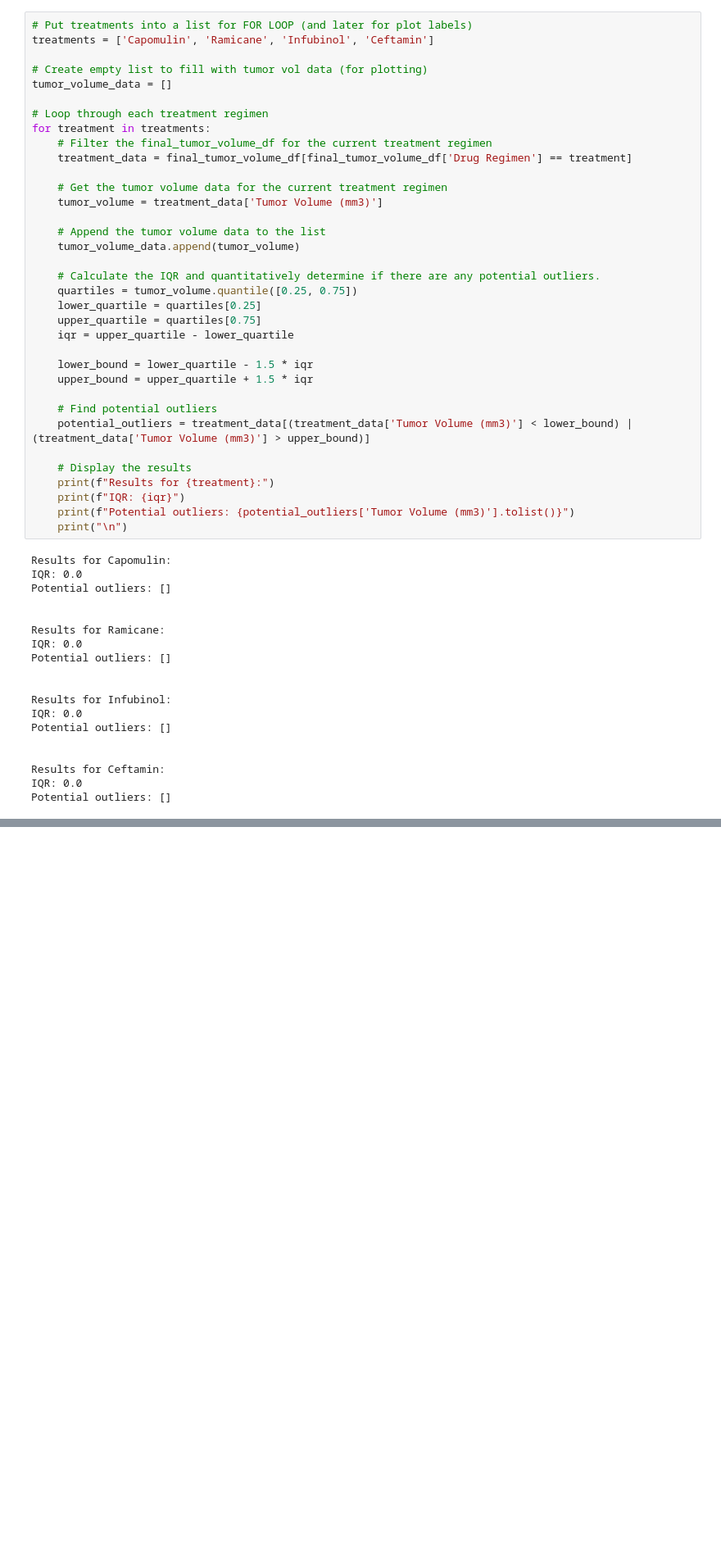
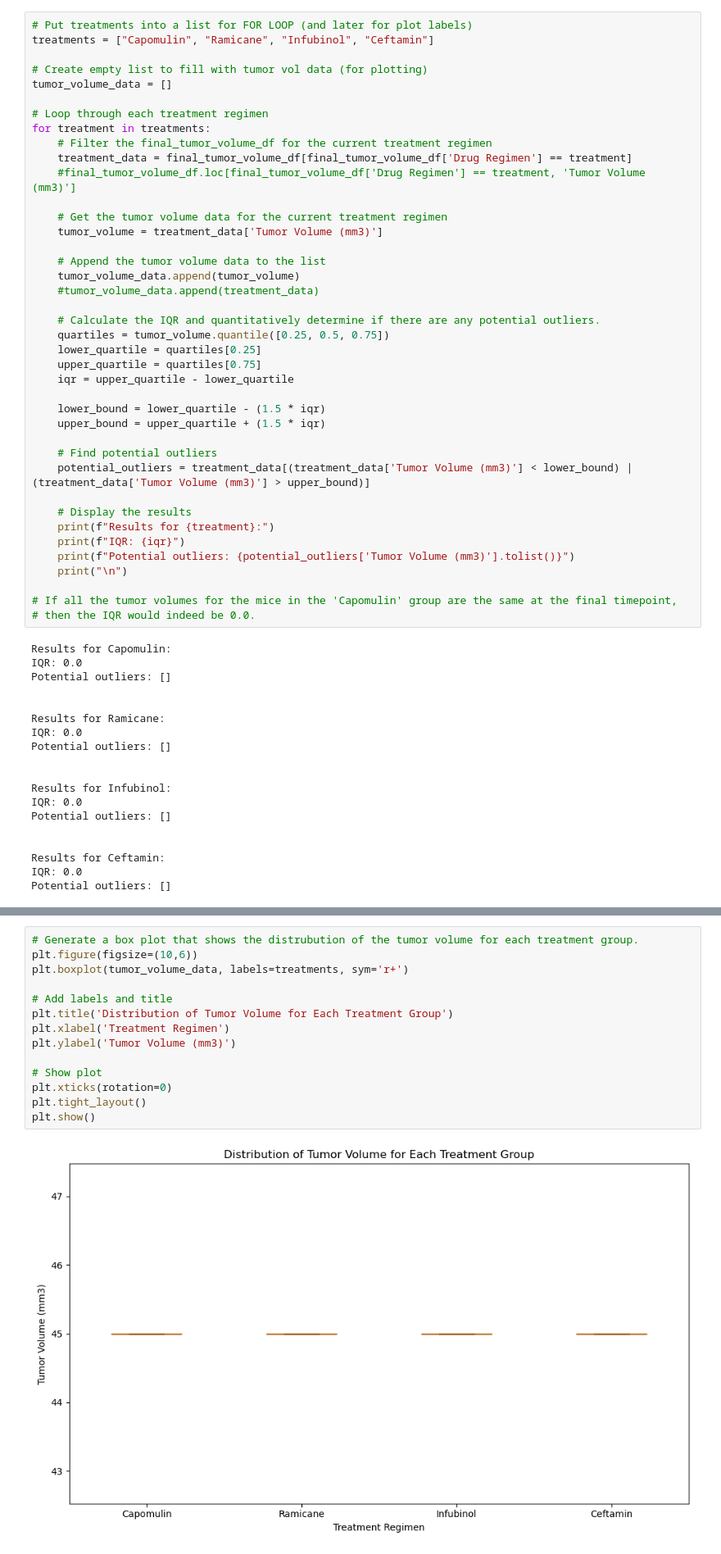
Before and after one commit to patriciayoung/Matplotlib-challenge, a Jupyter notebook: Starter_Code 2/Pymaceuticals/pymaceuticals_starter.ipynb, the cells around one changed output, grey strips where cells are left out. Shown: that part at 82% size. Cells and saved outputs as stored; diff of their text form; blank space fills up the shorter version.

```diff
--- a/Starter_Code 2/Pymaceuticals/pymaceuticals_starter.ipynb
+++ b/Starter_Code 2/Pymaceuticals/pymaceuticals_starter.ipynb
@@ -277,6 +276,6 @@ print(final_tumor_volume_df[['Mouse ID', 'Drug Regimen', 'Tumor Volume (mm3)']])
 # %%
 # Put treatments into a list for FOR LOOP (and later for plot labels)
-treatments = ['Capomulin', 'Ramicane', 'Infubinol', 'Ceftamin']
+treatments = ["Capomulin", "Ramicane", "Infubinol", "Ceftamin"]
 
 # Create empty list to fill with tumor vol data (for plotting)
 tumor_volume_data = []
@@ -285,21 +284,23 @@ tumor_volume_data = []
 for treatment in treatments:
     # Filter the final_tumor_volume_df for the current treatment regimen
     treatment_data = final_tumor_volume_df[final_tumor_volume_df['Drug Regimen'] == treatment]
+    #final_tumor_volume_df.loc[final_tumor_volume_df['Drug Regimen'] == treatment, 'Tumor Volume (mm3)']
 
     # Get the tumor volume data for the current treatment regimen
     tumor_volume = treatment_data['Tumor Volume (mm3)']
 
     # Append the tumor volume data to the list
     tumor_volume_data.append(tumor_volume)
+    #tumor_volume_data.append(treatment_data)
 
     # Calculate the IQR and quantitatively determine if there are any potential outliers.
-    quartiles = tumor_volume.quantile([0.25, 0.75])
+    quartiles = tumor_volume.quantile([0.25, 0.5, 0.75])
     lower_quartile = quartiles[0.25]
     upper_quartile = quartiles[0.75]
     iqr = upper_quartile - lower_quartile
 
-    lower_bound = lower_quartile - 1.5 * iqr
-    upper_bound = upper_quartile + 1.5 * iqr
+    lower_bound = lower_quartile - (1.5 * iqr)
+    upper_bound = upper_quartile + (1.5 * iqr)
 
     # Find potential outliers
     potential_outliers = treatment_data[(treatment_data['Tumor Volume (mm3)'] < lower_bound) | (treatment_data['Tumor Volume (mm3)'] > upper_bound)]
@@ -309,6 +310,9 @@ for treatment in treatments:
     print(f"IQR: {iqr}")
     print(f"Potential outliers: {potential_outliers['Tumor Volume (mm3)'].tolist()}")
     print("\n")
+
+# If all the tumor volumes for the mice in the 'Capomulin' group are the same at the final timepoint,
+# then the IQR would indeed be 0.0.
 # %% [output]
 Results for Capomulin:
 IQR: 0.0
@@ -335,2 +335,18 @@ Potential outliers: []
+# %%
+# Generate a box plot that shows the distrubution of the tumor volume for each treatment group.
+plt.figure(figsize=(10,6))
+plt.boxplot(tumor_volume_data, labels=treatments, sym='r+')
+
+# Add labels and title
+plt.title('Distribution of Tumor Volume for Each Treatment Group')
+plt.xlabel('Treatment Regimen')
+plt.ylabel('Tumor Volume (mm3)')
+
+# Show plot
+plt.xticks(rotation=0)
+plt.tight_layout()
+plt.show()
+# %% [output]
+[figure, added]
 # %% [markdown]
 ## Line and Scatter Plots
```
Also changed, not shown: parts of 8 cells of this notebook.
